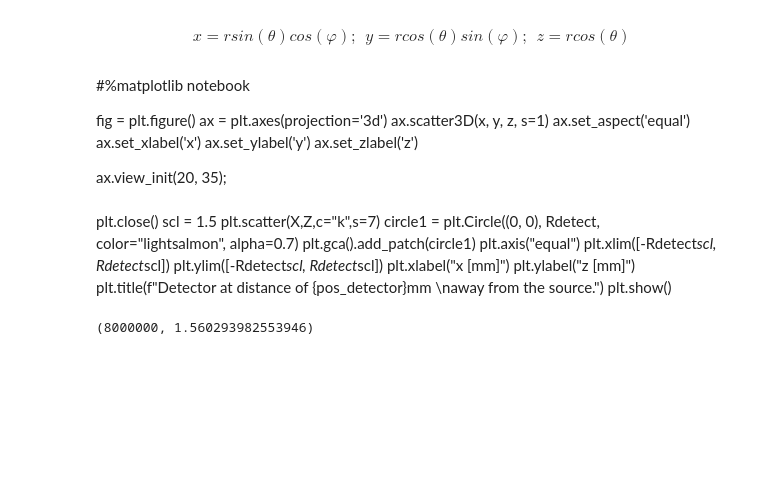
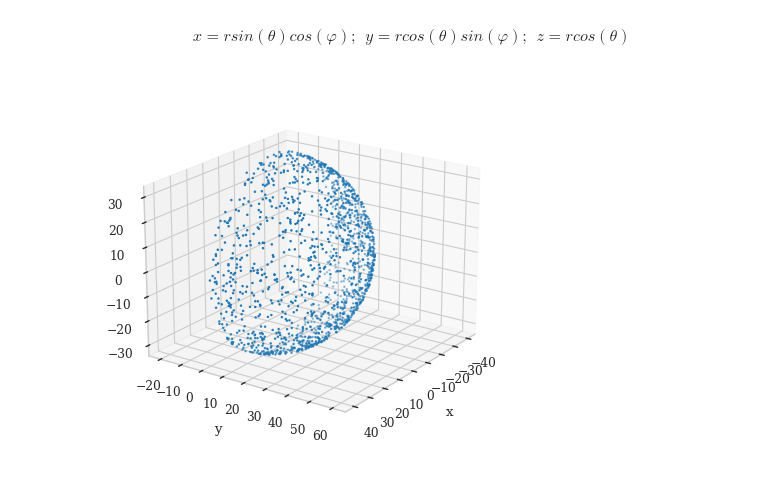
Before and after one commit to Chinnasf/Physics, a Jupyter notebook: Detectors/Solid_State_Detector.ipynb, the cells around one changed output. Saved outputs shown, nothing was run; the diff lists cells and outputs as text; code cells hidden in the pictures; blank space fills up the shorter version.

```diff
--- a/Detectors/Solid_State_Detector.ipynb
+++ b/Detectors/Solid_State_Detector.ipynb
@@ -92,15 +94,3 @@ $$
 x = Rsource*np.sin(θ)*np.cos(φ)
 y = Rsource*np.sin(θ)*np.sin(φ)
 z = Rsource*np.cos(θ)
-# %% [markdown]
-#%matplotlib notebook
-
-fig = plt.figure()
-ax = plt.axes(projection='3d')
-ax.scatter3D(x, y, z, s=1)
-ax.set_aspect('equal')
-ax.set_xlabel('x')
-ax.set_ylabel('y')
-ax.set_zlabel('z')
-
-ax.view_init(20, 35);
@@ -137,13 +96,0 @@ Nhit = len(hit_index)
-# %% [markdown]
-plt.close()
-scl = 1.5
-plt.scatter(X,Z,c="k",s=7)
-circle1 = plt.Circle((0, 0), Rdetect, color="lightsalmon", alpha=0.7)
-plt.gca().add_patch(circle1)
-plt.axis("equal")
-plt.xlim([-Rdetect*scl, Rdetect*scl])
-plt.ylim([-Rdetect*scl, Rdetect*scl])
-plt.xlabel("x [mm]")
-plt.ylabel("z [mm]")
-plt.title(f"Detector at distance of {pos_detector}mm \naway from the source.")
-plt.show()
@@ -153,4 +97,14 @@ Ntot = 2*N
-# %%
-N,Ω
-# %% [output]
-(8000000, 1.560293982553946)
+# %%
+#%matplotlib notebook
+
+fig = plt.figure()
+ax = plt.axes(projection='3d')
+ax.scatter3D(x, y, z, s=1)
+ax.set_aspect('equal')
+ax.set_xlabel('x')
+ax.set_ylabel('y')
+ax.set_zlabel('z')
+
+ax.view_init(20, 35);
+# %% [output]
+[figure, added]
```
Also changed, not shown: parts of 12 cells of this notebook.
